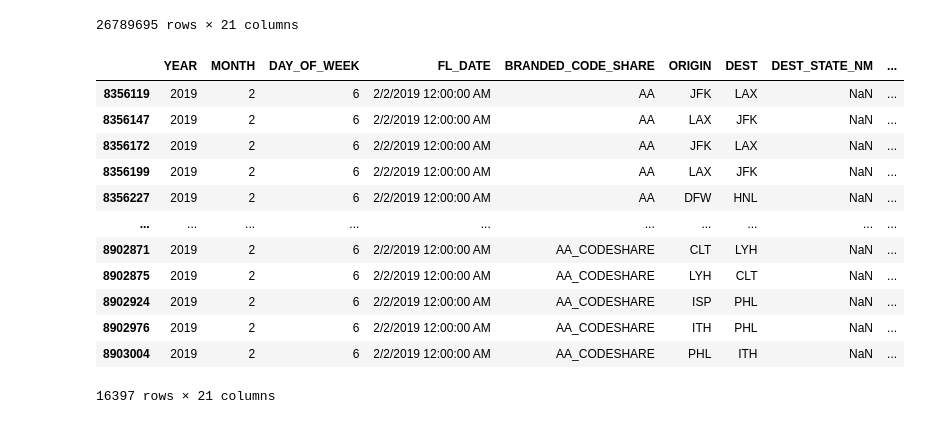
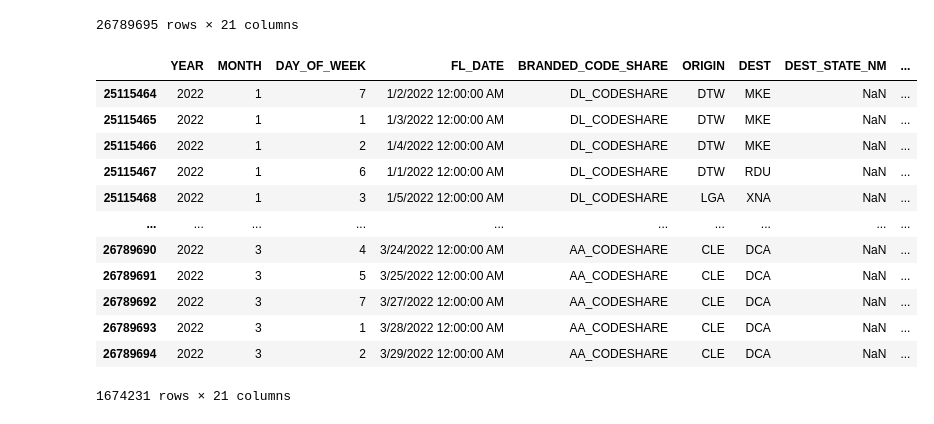
Before and after one commit to camilabatres/Airport_Analysis, a Jupyter notebook: Cleaning/Merge_csv_files.ipynb, the cells around one changed output. Cells and saved outputs as stored; diff of their text form; code cells hidden in the pictures.

```diff
--- a/Cleaning/Merge_csv_files.ipynb
+++ b/Cleaning/Merge_csv_files.ipynb
@@ -27,20 +27,20 @@ df
 26789695 rows × 21 columns
 # %%
 # Feb 2019 data was missing so checking that it merged correctly
-df.loc[df['FL_DATE'] == '2/2/2019 12:00:00 AM']
+df.loc[df['YEAR'] == 2022]
 # %% [output]
 |  | YEAR | MONTH | DAY_OF_WEEK | FL_DATE | BRANDED_CODE_SHARE | ORIGIN | DEST | DEST_STATE_NM | ... |
-| 8356119 | 2019 | 2 | 6 | 2/2/2019 12:00:00 AM | AA | JFK | LAX | NaN | ... |
-| 8356147 | 2019 | 2 | 6 | 2/2/2019 12:00:00 AM | AA | LAX | JFK | NaN | ... |
-| 8356172 | 2019 | 2 | 6 | 2/2/2019 12:00:00 AM | AA | JFK | LAX | NaN | ... |
-| 8356199 | 2019 | 2 | 6 | 2/2/2019 12:00:00 AM | AA | LAX | JFK | NaN | ... |
-| 8356227 | 2019 | 2 | 6 | 2/2/2019 12:00:00 AM | AA | DFW | HNL | NaN | ... |
+| 25115464 | 2022 | 1 | 7 | 1/2/2022 12:00:00 AM | DL_CODESHARE | DTW | MKE | NaN | ... |
+| 25115465 | 2022 | 1 | 1 | 1/3/2022 12:00:00 AM | DL_CODESHARE | DTW | MKE | NaN | ... |
+| 25115466 | 2022 | 1 | 2 | 1/4/2022 12:00:00 AM | DL_CODESHARE | DTW | MKE | NaN | ... |
+| 25115467 | 2022 | 1 | 6 | 1/1/2022 12:00:00 AM | DL_CODESHARE | DTW | RDU | NaN | ... |
+| 25115468 | 2022 | 1 | 3 | 1/5/2022 12:00:00 AM | DL_CODESHARE | LGA | XNA | NaN | ... |
 | ... | ... | ... | ... | ... | ... | ... | ... | ... | ... |
-| 8902871 | 2019 | 2 | 6 | 2/2/2019 12:00:00 AM | AA_CODESHARE | CLT | LYH | NaN | ... |
-| 8902875 | 2019 | 2 | 6 | 2/2/2019 12:00:00 AM | AA_CODESHARE | LYH | CLT | NaN | ... |
-| 8902924 | 2019 | 2 | 6 | 2/2/2019 12:00:00 AM | AA_CODESHARE | ISP | PHL | NaN | ... |
-| 8902976 | 2019 | 2 | 6 | 2/2/2019 12:00:00 AM | AA_CODESHARE | ITH | PHL | NaN | ... |
-| 8903004 | 2019 | 2 | 6 | 2/2/2019 12:00:00 AM | AA_CODESHARE | PHL | ITH | NaN | ... |
+| 26789690 | 2022 | 3 | 4 | 3/24/2022 12:00:00 AM | AA_CODESHARE | CLE | DCA | NaN | ... |
+| 26789691 | 2022 | 3 | 5 | 3/25/2022 12:00:00 AM | AA_CODESHARE | CLE | DCA | NaN | ... |
+| 26789692 | 2022 | 3 | 7 | 3/27/2022 12:00:00 AM | AA_CODESHARE | CLE | DCA | NaN | ... |
+| 26789693 | 2022 | 3 | 1 | 3/28/2022 12:00:00 AM | AA_CODESHARE | CLE | DCA | NaN | ... |
+| 26789694 | 2022 | 3 | 2 | 3/29/2022 12:00:00 AM | AA_CODESHARE | CLE | DCA | NaN | ... |
-16397 rows × 21 columns
+1674231 rows × 21 columns
 # %%
 df.to_csv("Merged_Raw_Flight_Data.csv")
```
Also changed, not shown: 1 other file.
